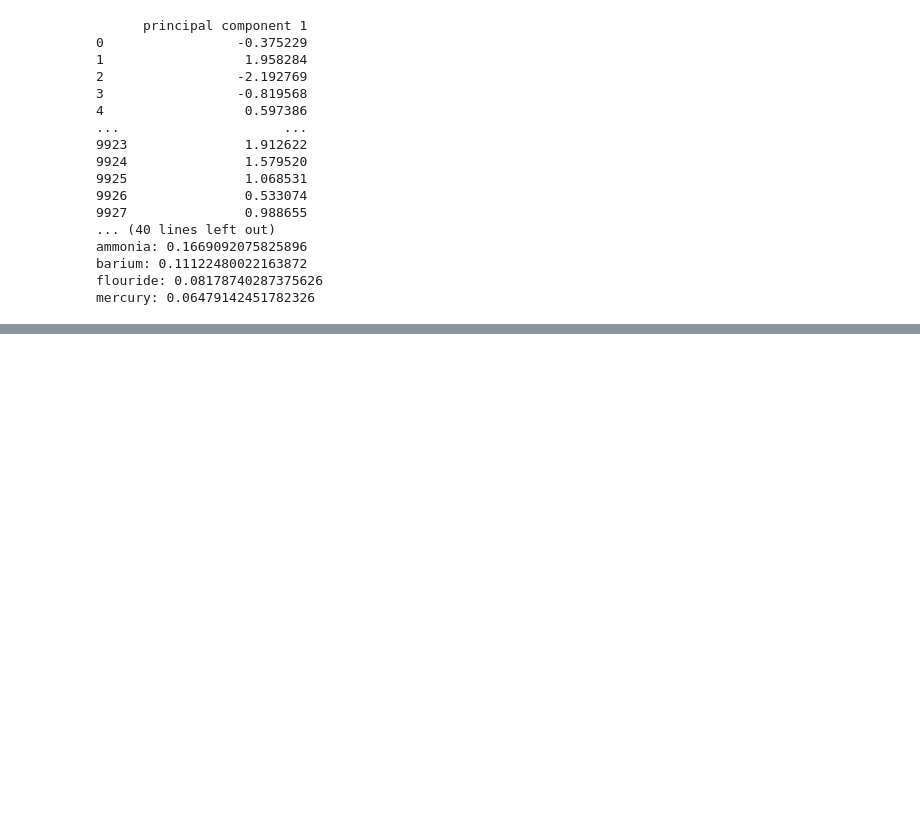
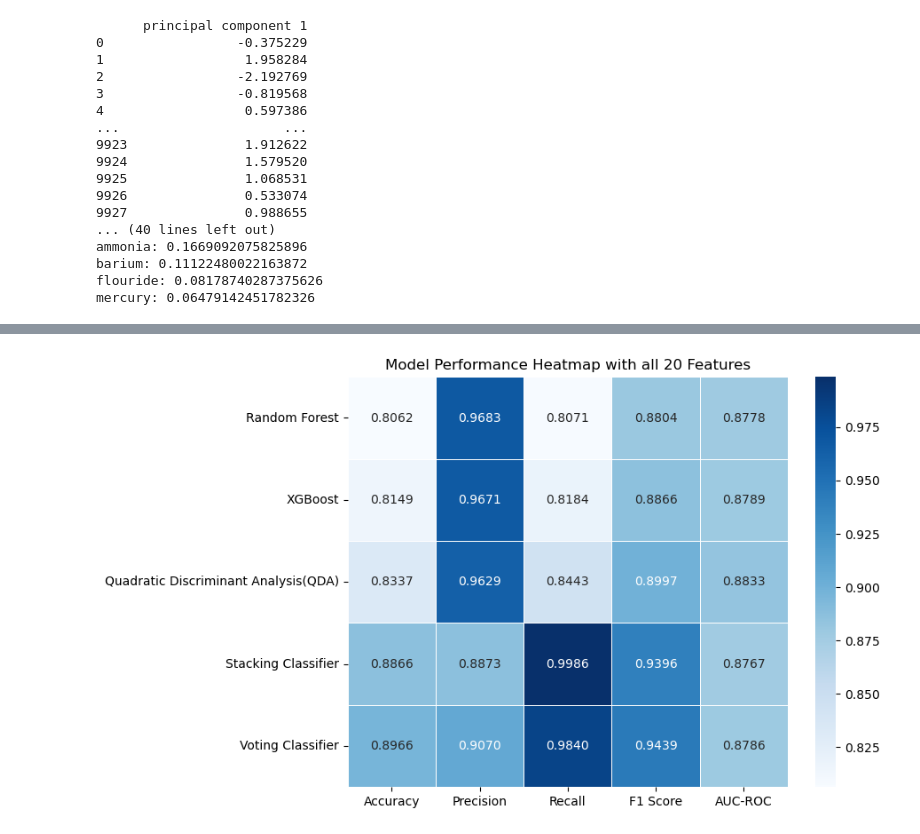
Before and after one commit to Roselinstanley/ML-Project, a Jupyter notebook: Finalproject-Copy1.ipynb, the cells around one changed output, grey strips where cells are left out. Drawn from its saved outputs; the diff is of its cells as text; code cells hidden in the pictures; blank space fills up the shorter version.

```diff
--- a/Finalproject-Copy1.ipynb
+++ b/Finalproject-Copy1.ipynb
@@ -91,6 +115,8 @@ def Random(x_train,y_train,x_test):
 def XGB(x_train,y_train,x_test):
     bst = Pipeline([('smote', smote),('xg',XGBClassifier(eval_metric='logloss',n_estimators=300,max_depth=3,learning_rate=0.1,subsample=0.8,colsample_bytree=0.8,scale_pos_weight=1 ))])
     bst.fit(x_train,y_train)
+    cv_score_all = cross_val_score(bst, x_train,y_train, cv=5, scoring='accuracy')
+    print(f"Cross-validation accuracy for all features XGB: {cv_score_all.mean():.4f}")
     classifier,cm,accuracy,precision,recall,clr,f1, roc_auc=cmreport(bst,x_test)
     return classifier,cm,accuracy,precision,recall,clr,f1, roc_auc
 # %%
@@ -98,6 +124,8 @@ def QDA(x_train,y_train,x_test):
     from sklearn.discriminant_analysis import QuadraticDiscriminantAnalysis
     qda = Pipeline([('smote', smote),('qda', QuadraticDiscriminantAnalysis(priors=None,reg_param=0.1,tol=1e-4))])
     qda.fit(x_train,y_train)
+    cv_score_all = cross_val_score(qda, x_train,y_train, cv=5, scoring='accuracy')
+    print(f"Cross-validation accuracy for all features QDA: {cv_score_all.mean():.4f}")
     classifier,cm,accuracy,precision,recall,clr,f1, roc_auc=cmreport(qda,x_test)
     return classifier,cm,accuracy,precision,recall,clr,f1, roc_auc
 # %%
@@ -115,6 +143,8 @@ def stack(x_train,y_train,x_test):
         cv=5))])  # Cross-validation)]),
     # Step 4: Train the stacking model
     stacking_model.fit(x_train, y_train)
+    cv_score_all = cross_val_score(stacking_model, x_train,y_train, cv=5, scoring='accuracy')
+    print(f"Cross-validation accuracy for all features stacking_model: {cv_score_all.mean():.4f}")
     classifier,cm,accuracy,precision,recall,clr,f1, roc_auc=cmreport(stacking_model,x_test)
     return classifier,cm,accuracy,precision,recall,clr,f1, roc_auc
 # %%
@@ -126,6 +156,8 @@ def  voting_clf_soft(x_train,y_train,x_test):
     voting_clf_soft =Pipeline([('smote', smote),('voting_clf_soft',VotingClassifier(estimators=[('lr', model1),('dt', model2)],voting='soft'))])
     # Train the classifier on training data (X_train, y_train)
     voting_clf_soft.fit(x_train, y_train)
+    cv_score_all = cross_val_score(voting_clf_soft, x_train,y_train, cv=5, scoring='accuracy')
+    print(f"Cross-validation accuracy for all features voting_clf_soft: {cv_score_all.mean():.4f}")
     classifier,cm,accuracy,precision,recall,clr,f1, roc_auc=cmreport(voting_clf_soft,x_test)
     return classifier,cm,accuracy,precision,recall,clr,f1, roc_auc
     #voting_clf_soft.fit(X_train, y_train)
@@ -442 +558,20 @@ Confusion Matrix
+# %%
+data = {
+    'Accuracy': [accuracy_rf, accuracy_xgb, accuracy_qda, accuracy_stacking,accuracy_voting],
+    'Precision': [precision_rf, precision_xgb, precision_qda, precision_stacking,precision_voting],
+    'Recall': [recall_rf, recall_xgb, recall_qda, recall_stacking,recall_voting],
+    'F1 Score': [f1_rf, f1_xgb, f1_qda, f1_stacking,f1_voting],
+    'AUC-ROC': [roc_auc_rf, roc_auc_xgb, roc_auc_qda, roc_auc_stacking,roc_auc_voting]
+}
+
+# Create a DataFrame
+df = pd.DataFrame(data, index=['Random Forest','XGBoost','Quadratic Discriminant Analysis(QDA)','Stacking Classifier','Voting Classifier'])
+
+# Create heatmap
+plt.figure(figsize=(8, 6))
+sns.heatmap(df, annot=True, cmap='Blues', fmt='.4f', linewidths=0.5)
+plt.title('Model Performance Heatmap with all 20 Features')
+plt.show()
+# %% [output]
+[figure, added]
 # %%
```
Also changed, not shown: parts of 9 cells of this notebook.
